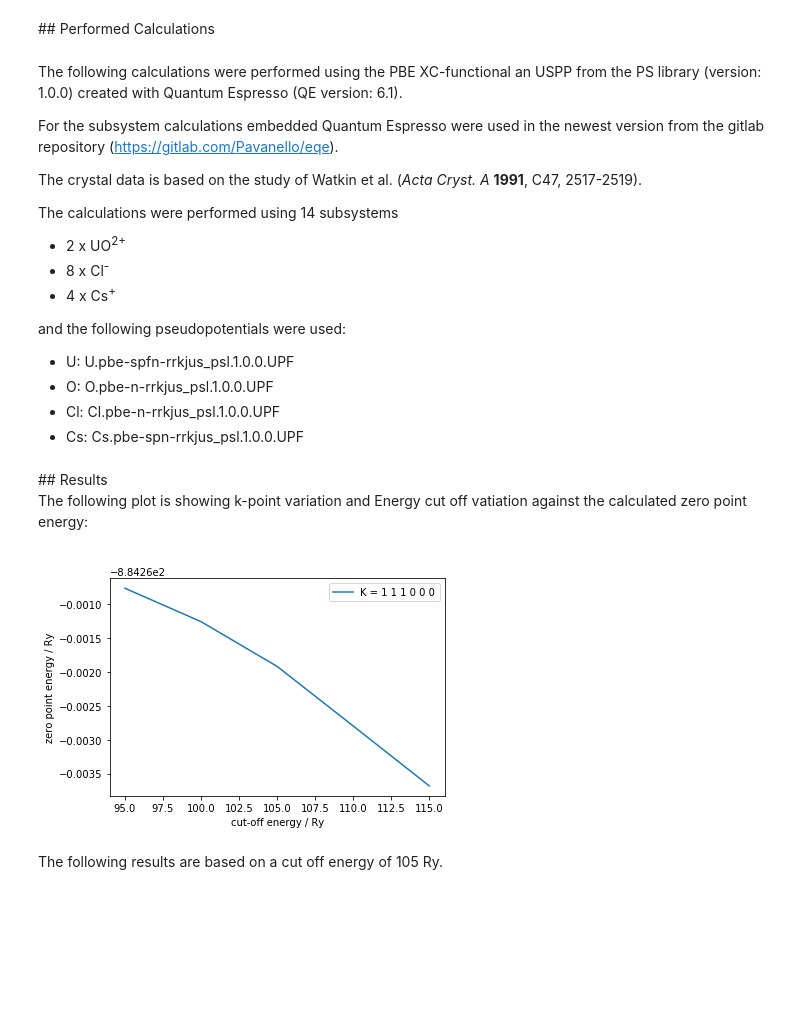
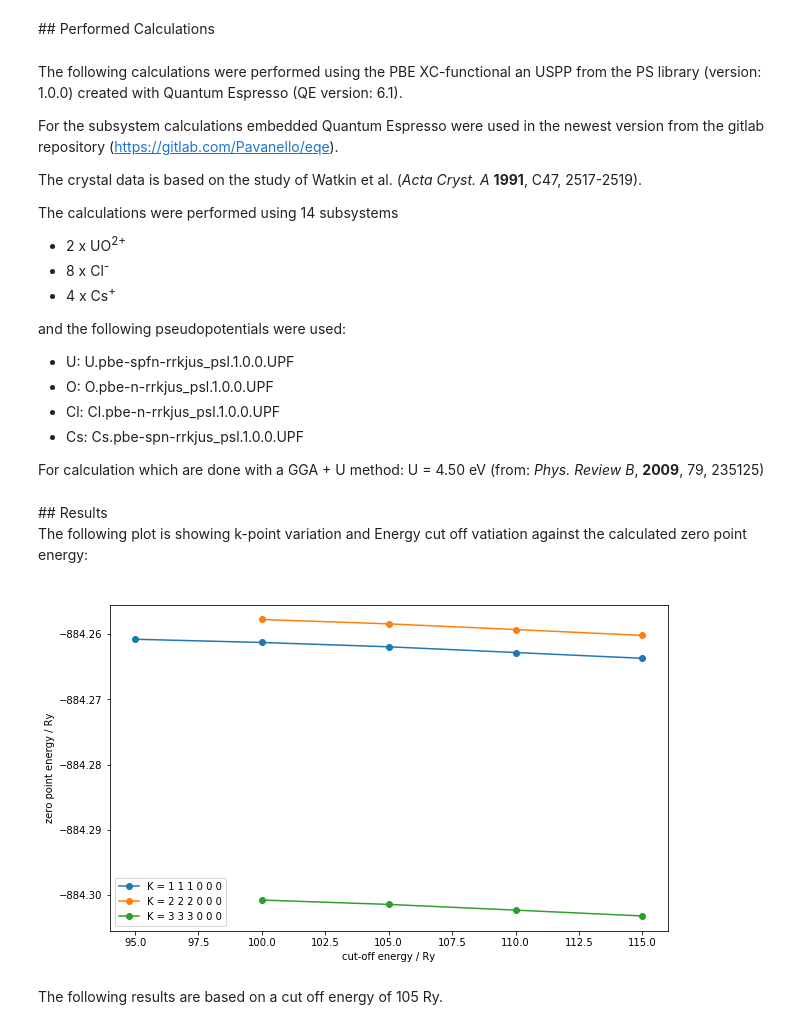
Before and after one commit to buralin/Cs2UO2Cl4, a Jupyter notebook: Cs2UO2Cl4.ipynb, the cells around one changed output. Saved outputs shown, nothing was run; the diff lists cells and outputs as text; code cells hidden in the pictures; blank space fills up the shorter version.

```diff
--- a/Cs2UO2Cl4.ipynb
+++ b/Cs2UO2Cl4.ipynb
@@ -30,6 +30,8 @@ and the following pseudopotentials were used:
 * O:  O.pbe-n-rrkjus_psl.1.0.0.UPF
 * Cl: Cl.pbe-n-rrkjus_psl.1.0.0.UPF
 * Cs: Cs.pbe-spn-rrkjus_psl.1.0.0.UPF
+
+For calculation which are done with a GGA + U method: U = 4.50 eV (from: _Phys. Review B_, __2009__, 79, 235125)
 # %% [markdown]
 <div id='results'/>
 ## Results
@@ -39,24 +41,26 @@ The following plot is showing k-point variation and Energy cut off vatiation aga
 # %%
 import matplotlib as mpl
 import numpy as np
 import matplotlib.pyplot as plt
 
 energy_cutoff1 = np.array([95, 100, 105, 110, 115])
 energy1 = np.array([-884.26076091, -884.26125473, -884.26191638, -884.26279715, -884.26368351])
 
 energy_cutoff2 = np.array([100, 105, 110, 115])
-energy2 = np.array([])
+energy2 = np.array([-884.25772411, -884.25839757, -884.25926931, -884.26016860])
 
 energy_cutoff3 = np.array([100, 105, 110, 115])
-energy3 = np.array([])
+energy3 = np.array([-884.30077616, -884.30144553, -884.30232038, -884.30321875])
 
-plt.plot(energy_cutoff1, energy1, label = 'K = 1 1 1 0 0 0')
+plt.plot(energy_cutoff1, energy1, label = 'K = 1 1 1 0 0 0', marker = 'o')
+plt.plot(energy_cutoff2, energy2, label = 'K = 2 2 2 0 0 0', marker = 'o')
+plt.plot(energy_cutoff3, energy3, label = 'K = 3 3 3 0 0 0', marker = 'o')
 plt.xlabel('cut-off energy / Ry')
 plt.ylabel('zero point energy / Ry')
 plt.legend()
 plt.show()
 # %% [output]
-[figure, old version]
+[figure, new version]
 # %% [markdown]
 The following results are based on a cut off energy of 105 Ry.
 # %% [markdown]
```
Also changed, not shown: parts of 18 cells of this notebook, 9 other files.
